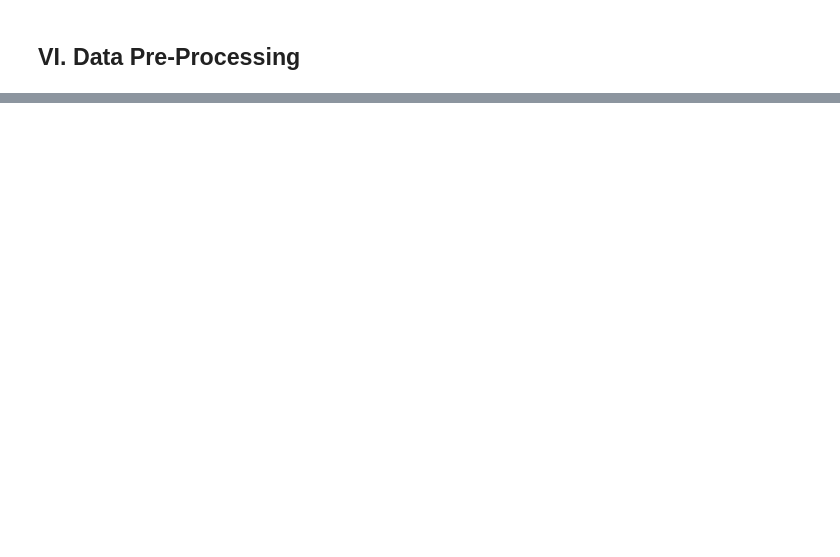
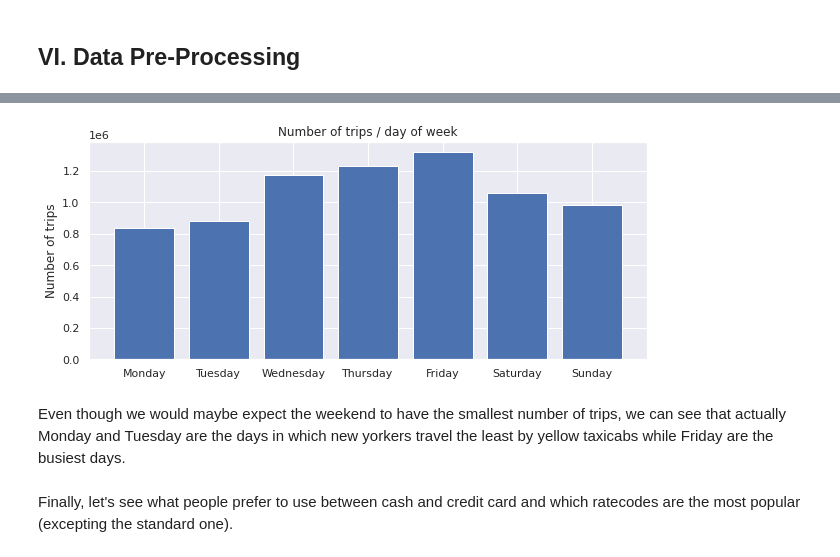
Before and after one commit to mehai/nyc-taxi-rides, a Jupyter notebook: nyc-taxi-rides.ipynb, the cells around one changed output, grey strips where cells are left out. Saved outputs shown, nothing was run; the diff lists cells and outputs as text; code cells hidden in the pictures; blank space fills up the shorter version.

```diff
--- a/nyc-taxi-rides.ipynb
+++ b/nyc-taxi-rides.ipynb
@@ -294,0 +461,14 @@ trips.filter('fare_amount < 0.0 or fare_amount > 100000.0 or tip_amount < 0.0 or
+# %%
+top_busy_days = spark.sql('SELECT day_of_week, COUNT(*) as cnt FROM trips GROUP BY day_of_week ORDER BY day_of_week')
+# %%
+fig, ax = plt.subplots()
+pandasDF1 = top_busy_days.toPandas()
+days_of_week = ['Monday', 'Tuesday', 'Wednesday', 'Thursday', 'Friday', 'Saturday', 'Sunday']
+plot(days_of_week, pandasDF1.cnt, ax, "Number of trips / day of week", "Number of trips")
+fig.set_size_inches(10, 4)
+# %% [output]
+[figure, added]
+# %% [markdown]
+Even though we would maybe expect the weekend to have the smallest number of trips, we can see that actually Monday and Tuesday are the days in which new yorkers travel the least by yellow taxicabs while Friday are the busiest days.
+# %% [markdown]
+Finally, let's see what people prefer to use between cash and credit card and which ratecodes are the most popular (excepting the standard one).
```
Also changed, not shown: parts of 67 cells of this notebook.
